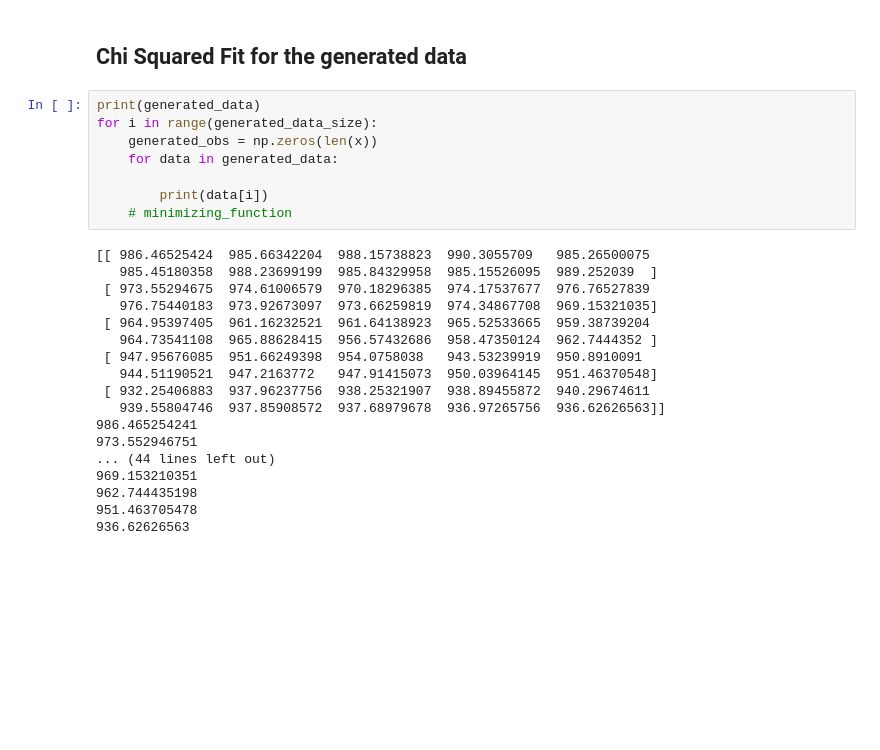
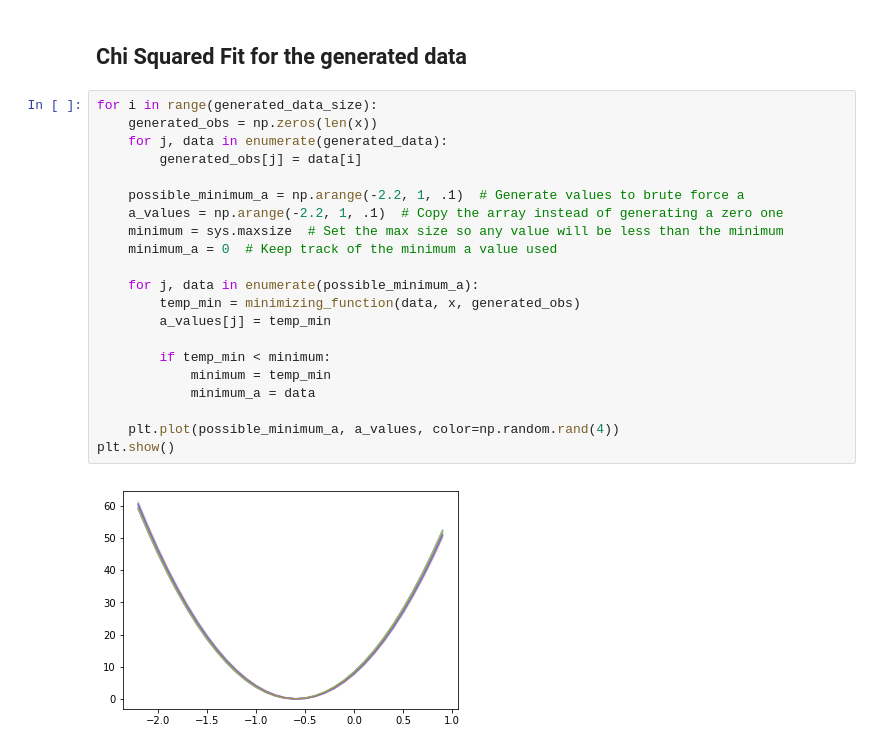
Before and after one commit to jeffschulthies/ASTR-3411, a Jupyter notebook: Week-5/Assignment.ipynb, the cells around one changed output. Cells and saved outputs as stored; diff of their text form; blank space fills up the shorter version.

```diff
--- a/Week-5/Assignment.ipynb
+++ b/Week-5/Assignment.ipynb
@@ -200,28 +200,25 @@ plt.show()
 # %% [markdown]
 ## Chi Squared Fit for the generated data
-# %%
-print(generated_data)
-for i in range(generated_data_size):
-    generated_obs = np.zeros(len(x))
-    for data in generated_data:
-
-        print(data[i])
-    # minimizing_function
-# %% [output]
-[[ 986.46525424  985.66342204  988.15738823  990.3055709   985.26500075
-   985.45180358  988.23699199  985.84329958  985.15526095  989.252039  ]
- [ 973.55294675  974.61006579  970.18296385  974.17537677  976.76527839
-   976.75440183  973.92673097  973.66259819  974.34867708  969.15321035]
- [ 964.95397405  961.16232521  961.64138923  965.52533665  959.38739204
-   964.73541108  965.88628415  956.57432686  958.47350124  962.7444352 ]
- [ 947.95676085  951.66249398  954.0758038   943.53239919  950.8910091
-   944.51190521  947.2163772   947.91415073  950.03964145  951.46370548]
- [ 932.25406883  937.96237756  938.25321907  938.89455872  940.29674611
-   939.55804746  937.85908572  937.68979678  936.97265756  936.62626563]]
-986.465254241
-973.552946751
-... (44 lines left out)
-969.153210351
-962.744435198
-951.463705478
-936.62626563
+# %%
+for i in range(generated_data_size):
+    generated_obs = np.zeros(len(x))
+    for j, data in enumerate(generated_data):
+        generated_obs[j] = data[i]
+
+    possible_minimum_a = np.arange(-2.2, 1, .1)  # Generate values to brute force a
+    a_values = np.arange(-2.2, 1, .1)  # Copy the array instead of generating a zero one
+    minimum = sys.maxsize  # Set the max size so any value will be less than the minimum
+    minimum_a = 0  # Keep track of the minimum a value used
+
+    for j, data in enumerate(possible_minimum_a):
+        temp_min = minimizing_function(data, x, generated_obs)
+        a_values[j] = temp_min
+
+        if temp_min < minimum:
+            minimum = temp_min
+            minimum_a = data
+
+    plt.plot(possible_minimum_a, a_values, color=np.random.rand(4))
+plt.show()
+# %% [output]
+[figure, added]
```
Also changed, not shown: parts of 3 cells of this notebook.
